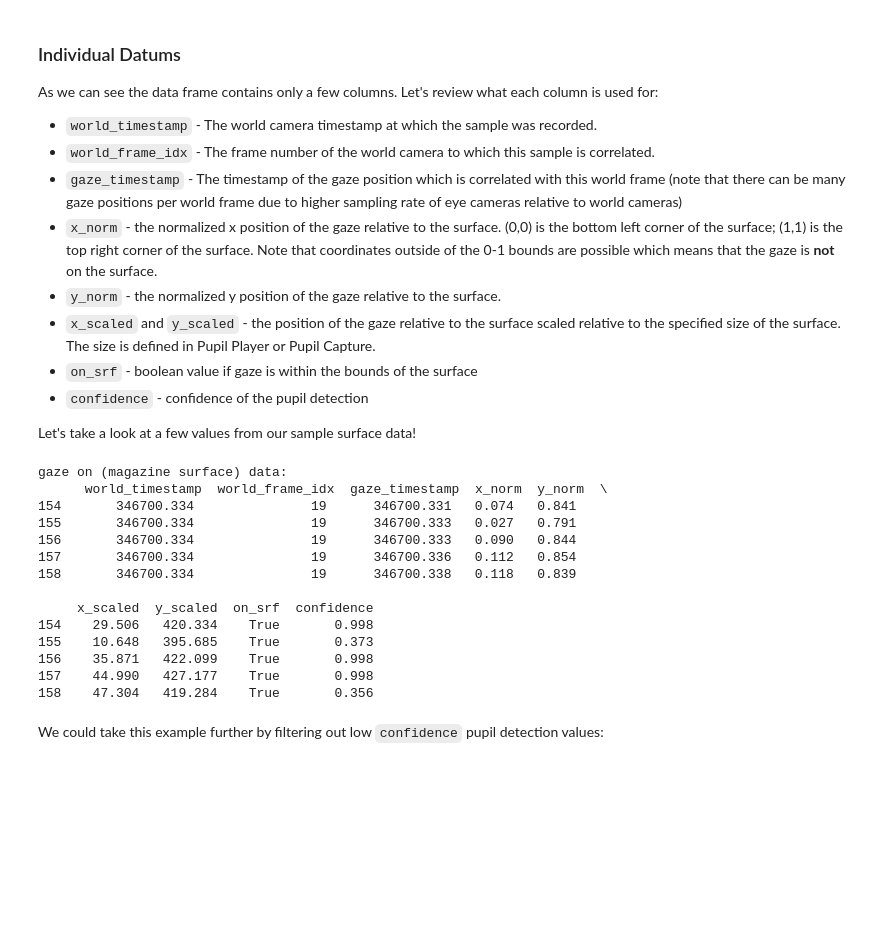
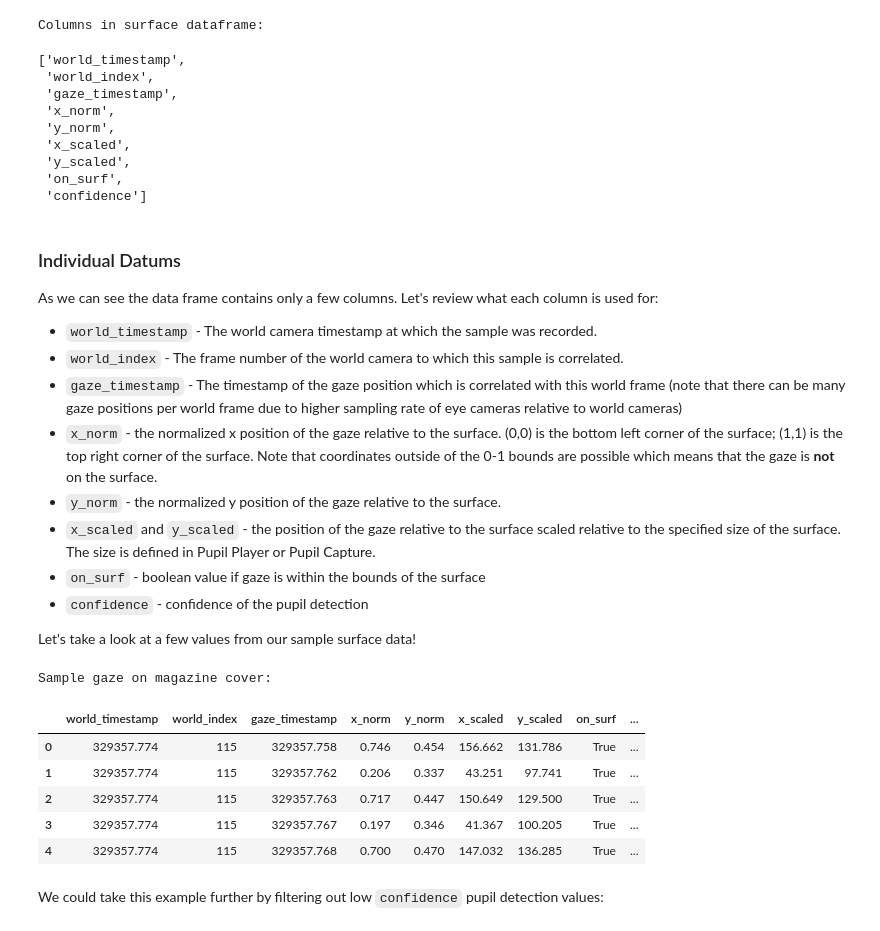
Before and after one commit to pupil-labs/pupil-tutorials, a Jupyter notebook: 02_load_exported_surfaces_and_visualize_aggregate_heatmap.ipynb, the cells around one changed output. Saved outputs shown, nothing was run; the diff lists cells and outputs as text; code cells hidden in the pictures; blank space fills up the shorter version.

```diff
--- a/02_load_exported_surfaces_and_visualize_aggregate_heatmap.ipynb
+++ b/02_load_exported_surfaces_and_visualize_aggregate_heatmap.ipynb
@@ -48,39 +38,55 @@ Columns present in exported gaze on surface data:
+# %%
+import os
+import pandas as pd
+from pathlib import Path
+
+recording_location = Path(".") / "recordings" / "sample_recording_v2"
+surface_gaze_export = recording_location / "exports" / "000" / "surfaces" / "gaze_positions_on_surface_Cover.csv"
+
+surface_df = pd.read_csv(surface_gaze_export)
+
+print("Columns in surface dataframe:")
+list(surface_df.columns)
+# %% [output]
+Columns in surface dataframe:
+['world_timestamp',
+ 'world_index',
+ 'gaze_timestamp',
+ 'x_norm',
+ 'y_norm',
+ 'x_scaled',
+ 'y_scaled',
+ 'on_surf',
+ 'confidence']
 # %% [markdown]
 ### Individual Datums
 
 As we can see the data frame contains only a few columns. Let's review what each column is used for:
 
 - `world_timestamp` - The world camera timestamp at which the sample was recorded.
-- `world_frame_idx` - The frame number of the world camera to which this sample is correlated.
+- `world_index` - The frame number of the world camera to which this sample is correlated.
 - `gaze_timestamp` - The timestamp of the gaze position which is correlated with this world frame (note that there can be many gaze positions per world frame due to higher sampling rate of eye cameras relative to world cameras)
 - `x_norm` - the normalized x position of the gaze relative to the surface. (0,0) is the bottom left corner of the surface; (1,1) is the top right corner of the surface. Note that coordinates outside of the 0-1 bounds are possible which means that the gaze is **not** on the surface.
 - `y_norm` - the normalized y position of the gaze relative to the surface.
 - `x_scaled` and `y_scaled` - the position of the gaze relative to the surface scaled relative to the specified size of the surface. The size is defined in Pupil Player or Pupil Capture.
-- `on_srf` - boolean value if gaze is within the bounds of the surface
+- `on_surf` - boolean value if gaze is within the bounds of the surface
 - `confidence` - confidence of the pupil detection
 
 Let's take a look at a few values from our sample surface data!
 # %%
-gaze_on_srf = surface_pd_frame[surface_pd_frame.on_srf == True]
+gaze_on_surf = surface_df[surface_df.on_surf == True]
 pd.options.display.float_format = '{:.3f}'.format
 
-headers = surface_pd_frame.columns
-print("gaze on (magazine surface) data:\n {}".format(gaze_on_srf[headers][:5]))
+print("Sample gaze on magazine cover:")
+gaze_on_surf.head(5)
 # %% [output]
-gaze on (magazine surface) data:
-      world_timestamp  world_frame_idx  gaze_timestamp  x_norm  y_norm  \
-154       346700.334               19      346700.331   0.074   0.841
-155       346700.334               19      346700.333   0.027   0.791
-156       346700.334               19      346700.333   0.090   0.844
-157       346700.334               19      346700.336   0.112   0.854
-158       346700.334               19      346700.338   0.118   0.839
-
-     x_scaled  y_scaled  on_srf  confidence
-154    29.506   420.334    True       0.998
-155    10.648   395.685    True       0.373
-156    35.871   422.099    True       0.998
-157    44.990   427.177    True       0.998
-158    47.304   419.284    True       0.356
+Sample gaze on magazine cover:
+|  | world_timestamp | world_index | gaze_timestamp | x_norm | y_norm | x_scaled | y_scaled | on_surf | ... |
+| 0 | 329357.774 | 115 | 329357.758 | 0.746 | 0.454 | 156.662 | 131.786 | True | ... |
+| 1 | 329357.774 | 115 | 329357.762 | 0.206 | 0.337 | 43.251 | 97.741 | True | ... |
+| 2 | 329357.774 | 115 | 329357.763 | 0.717 | 0.447 | 150.649 | 129.500 | True | ... |
+| 3 | 329357.774 | 115 | 329357.767 | 0.197 | 0.346 | 41.367 | 100.205 | True | ... |
+| 4 | 329357.774 | 115 | 329357.768 | 0.700 | 0.470 | 147.032 | 136.285 | True | ... |
 # %% [markdown]
 We could take this example further by filtering out low `confidence` pupil detection values:
 # %%
```
Also changed, not shown: parts of 12 cells of this notebook, 8 other files.
